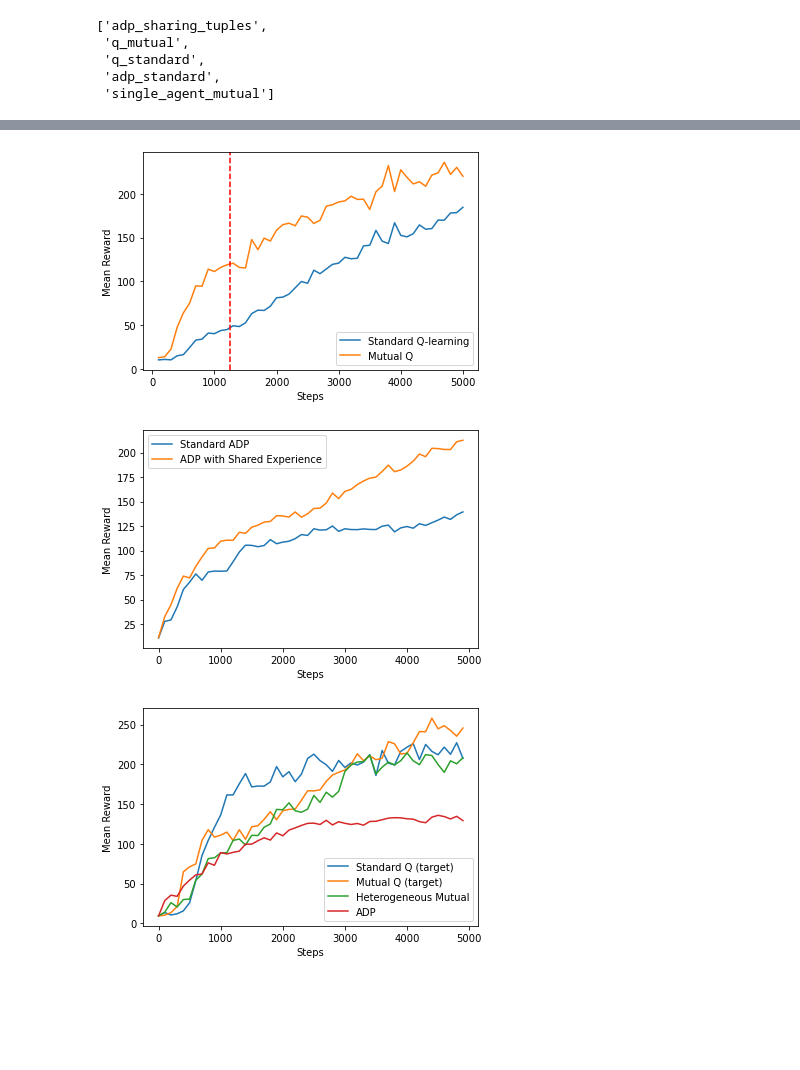
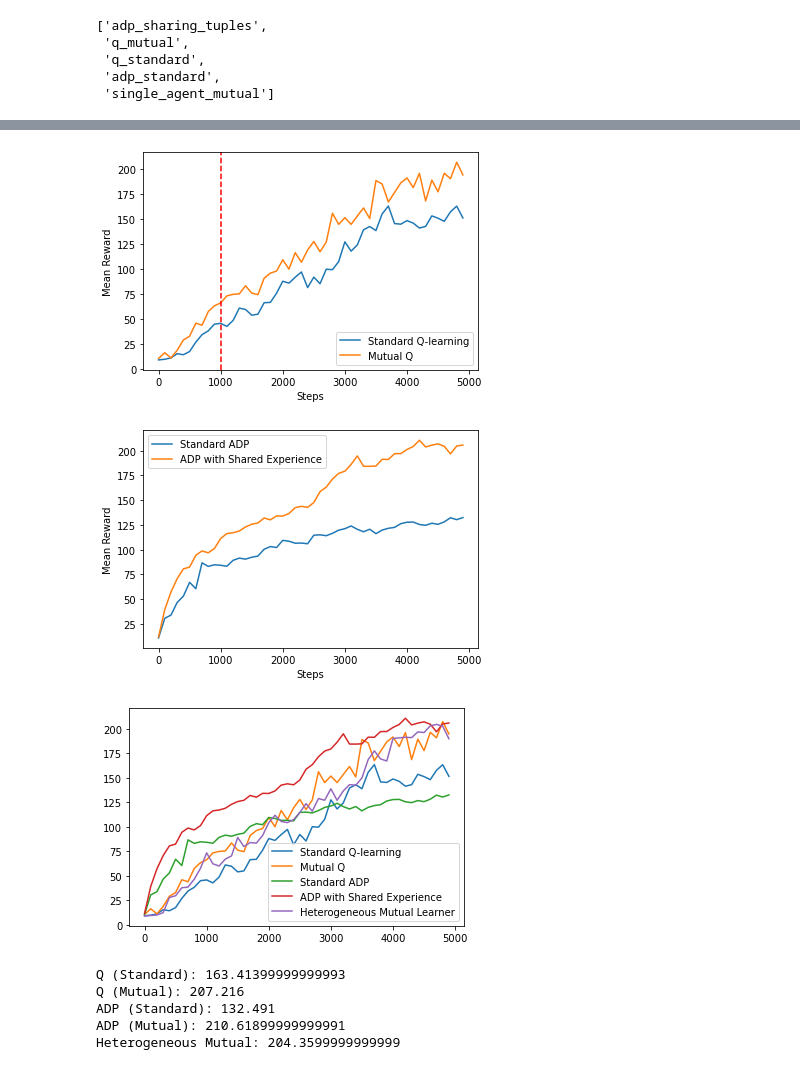
Before and after one commit to csreid/heterogeneous-mutual, a Jupyter notebook: figs.ipynb, the cells around one changed output, grey strips where cells are left out. Cells and saved outputs as stored; diff of their text form; code cells hidden in the pictures; blank space fills up the shorter version.

```diff
--- a/figs.ipynb
+++ b/figs.ipynb
@@ -61,6 +56,4 @@ plt.savefig('./figs/het_comparison.png')
 # %%
-xticks = np.arange(1, 51) * 100
-
 #q_std = np.std(data_std, axis=0).T[2]
 #q_mean = np.mean(data_std, axis=0).T[2]
 plt.plot(xticks, std_q_mean, label='Standard Q-learning')
@@ -70,15 +63,12 @@ plt.xlabel('Steps')
 plt.ylabel('Mean Reward')
 
 plt.legend()
-plt.axvline(1250, ls='--', c='r')
+plt.axvline(1000, ls='--', c='r')
 plt.savefig('./figs/q_mutual_comparison.png')
 # %% [output]
-[figure, old version]
+[figure, new version]
 # %%
-xticks = np.arange(50) * 100
-
 plt.plot(xticks, std_adp_mean, label='Standard ADP')
-
 plt.plot(xticks, mut_adp_mean, label='ADP with Shared Experience')
 
 plt.xlabel('Steps')
@@ -88,27 +78,40 @@ plt.legend()
 
 plt.savefig('./figs/adp_mutual_comparison.png')
 # %% [output]
-[figure, old version]
+[figure, new version]
-# %%
-std_target_q_mean = np.mean(data_target['results'], axis=0)[:, 2]
-mutual_target_q_mean = np.mean(data_target['results'], axis=0)[:, 1]
-hetmut_target_mean = np.mean(data_target['results'], axis=0)[:, 4]
-adp_mean = np.mean(data_target['results'], axis=0)[:, 3]
-
-xticks = np.arange(50) * 100
-
-plt.plot(xticks, std_target_q_mean, label='Standard Q (target)')
-plt.plot(xticks, mutual_target_q_mean, label='Mutual Q (target)')
-plt.plot(xticks, hetmut_target_mean, label='Heterogeneous Mutual')
-plt.plot(xticks, adp_mean, label='ADP')
-
-
-plt.xlabel('Steps')
-plt.ylabel('Mean Reward')
-
-plt.legend()
-
-plt.show()
-#plt.savefig('./figs/adp_mutual_comparison.png')
-# %% [output]
-[figure, removed]
+# %%
+plt.plot(xticks, std_q_mean, label='Standard Q-learning')
+plt.plot(xticks, mut_q_mean, label='Mutual Q')
+plt.plot(xticks, std_adp_mean, label='Standard ADP')
+plt.plot(xticks, mut_adp_mean, label='ADP with Shared Experience')
+plt.plot(xticks, hetmut_mean, label='Heterogeneous Mutual Learner')
+
+plt.legend()
+plt.show()
+# %% [output]
+[figure, added]
+# %%
+means = [
+    std_q_mean,
+    mut_q_mean,
+    std_adp_mean,
+    mut_adp_mean,
+    hetmut_mean
+]
+
+labels=[
+    'Q (Standard)',
+    'Q (Mutual)',
+    'ADP (Standard)',
+    'ADP (Mutual)',
+    'Heterogeneous Mutual'
+]
+
+for m, l in zip(means, labels):
+    print(f'{l}: {np.max(m)}')
+# %% [output]
+Q (Standard): 163.41399999999993
+Q (Mutual): 207.216
+ADP (Standard): 132.491
+ADP (Mutual): 210.61899999999991
+Heterogeneous Mutual: 204.3599999999999
```
Also changed, not shown: parts of 4 cells of this notebook, 10 other files.
